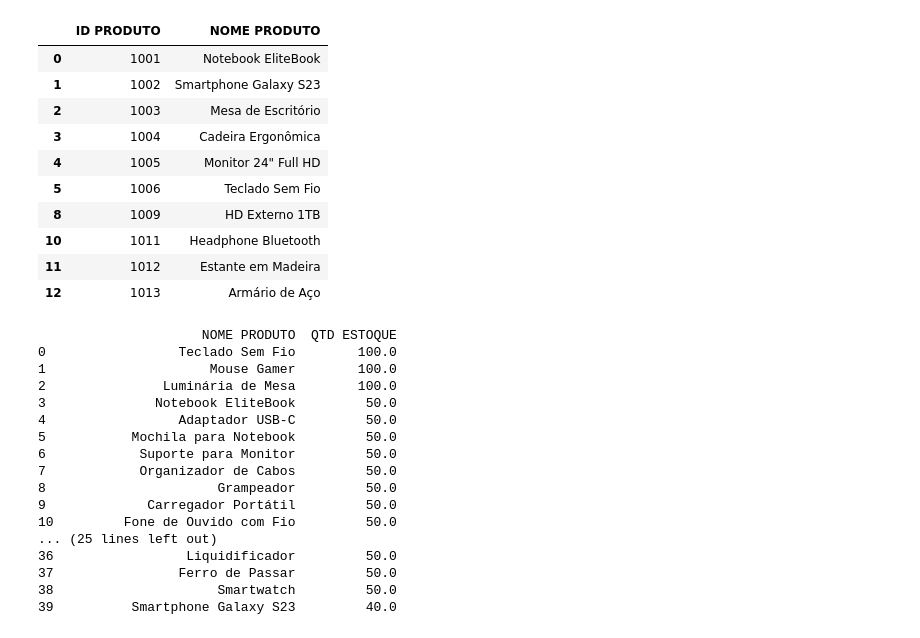
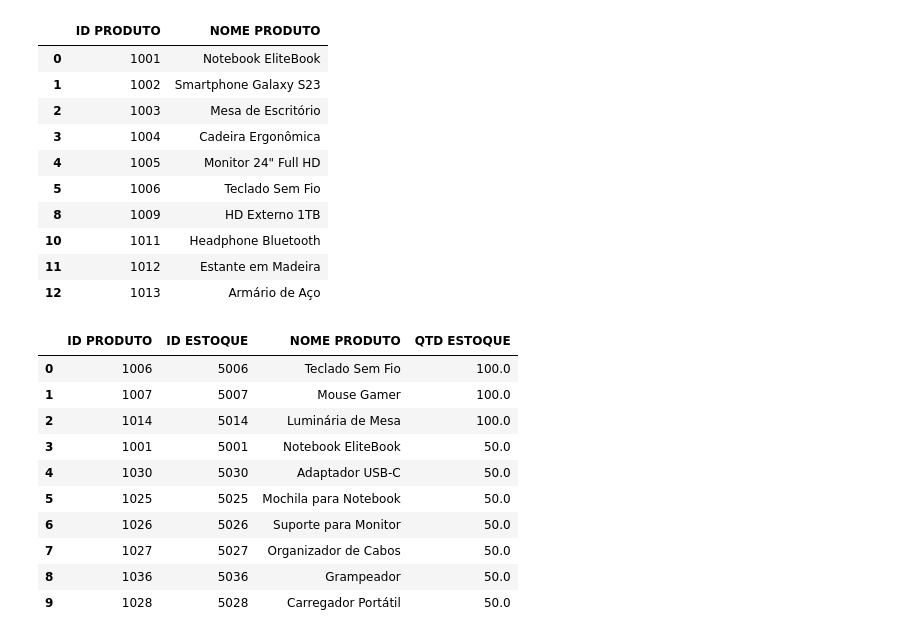
Before and after one commit to douglasmnegri/infomaz-case, a Jupyter notebook: notebook/infomaz_analysis.ipynb, the cells around one changed output. Cells and saved outputs as stored; diff of their text form; code cells hidden in the pictures.

```diff
--- a/notebook/infomaz_analysis.ipynb
+++ b/notebook/infomaz_analysis.ipynb
@@ -325,37 +319,29 @@ produtos_vendidos.head(10)
 | 12 | 1013 | Armário de Aço |
 # %%
 import pandas as pd
+
+# 10) Ranking de produtos por quantidade de estoque
 
 df_estoque_produtos = pd.merge(
     df_produtos[['ID PRODUTO', 'ID ESTOQUE', 'NOME PRODUTO']],
     df_estoque[['ID ESTOQUE', 'QTD ESTOQUE']],
     on='ID ESTOQUE',
     how='left'
 )
+ranking_estoque = df_estoque_produtos.sort_values(by='QTD ESTOQUE', ascending=False)
+ranking_estoque = ranking_estoque.reset_index(drop=True)
+ranking_estoque[['NOME PRODUTO', 'QTD ESTOQUE']]
 
-# 2. Ordenar pela quantidade em estoque, do maior para o menor
-ranking_estoque = df_estoque_produtos.sort_values(by='QTD ESTOQUE', ascending=False)
-
-# 3. Resetar índice para ficar bonitinho
-ranking_estoque = ranking_estoque.reset_index(drop=True)
-
-# 4. Mostrar as colunas principais, exemplo: Nome do Produto e Quantidade em Estoque
-print(ranking_estoque[['NOME PRODUTO', 'QTD ESTOQUE']])
+ranking_estoque.head(10)
 # %% [output]
-                     NOME PRODUTO  QTD ESTOQUE
-0                 Teclado Sem Fio        100.0
-1                     Mouse Gamer        100.0
-2               Luminária de Mesa        100.0
-3              Notebook EliteBook         50.0
-4                 Adaptador USB-C         50.0
-5           Mochila para Notebook         50.0
-6            Suporte para Monitor         50.0
-7            Organizador de Cabos         50.0
-8                      Grampeador         50.0
-9             Carregador Portátil         50.0
-10         Fone de Ouvido com Fio         50.0
-... (25 lines left out)
-36                 Liquidificador         50.0
-37                Ferro de Passar         50.0
-38                     Smartwatch         50.0
-39          Smartphone Galaxy S23         40.0
+|  | ID PRODUTO | ID ESTOQUE | NOME PRODUTO | QTD ESTOQUE |
+| 0 | 1006 | 5006 | Teclado Sem Fio | 100.0 |
+| 1 | 1007 | 5007 | Mouse Gamer | 100.0 |
+| 2 | 1014 | 5014 | Luminária de Mesa | 100.0 |
+| 3 | 1001 | 5001 | Notebook EliteBook | 50.0 |
+| 4 | 1030 | 5030 | Adaptador USB-C | 50.0 |
+| 5 | 1025 | 5025 | Mochila para Notebook | 50.0 |
+| 6 | 1026 | 5026 | Suporte para Monitor | 50.0 |
+| 7 | 1027 | 5027 | Organizador de Cabos | 50.0 |
+| 8 | 1036 | 5036 | Grampeador | 50.0 |
+| 9 | 1028 | 5028 | Carregador Portátil | 50.0 |
```
Also changed, not shown: parts of 3 cells of this notebook, 4 other files.
